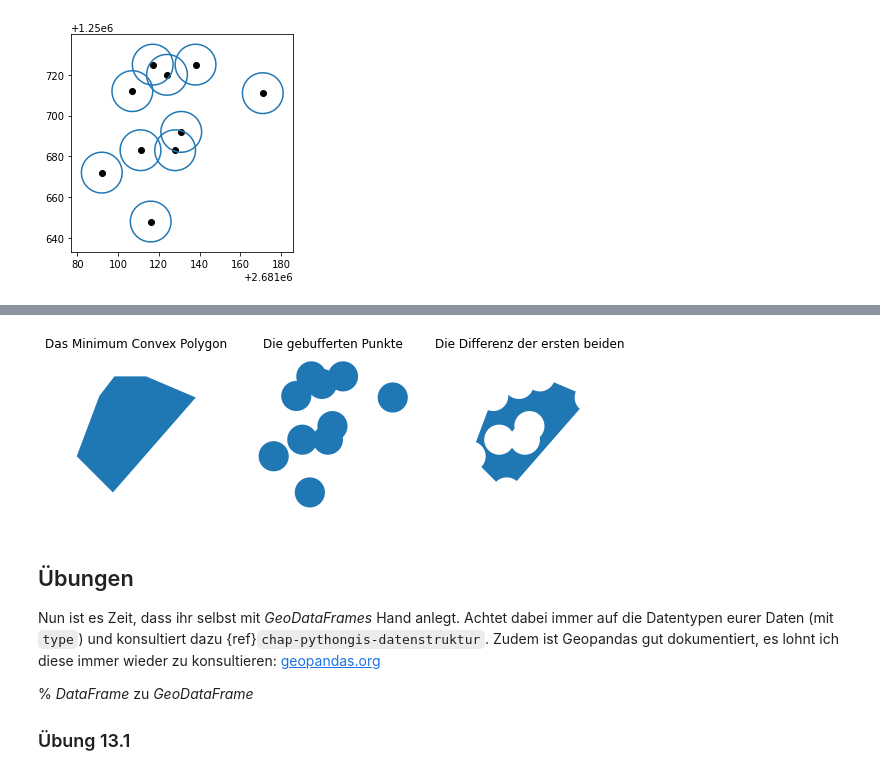
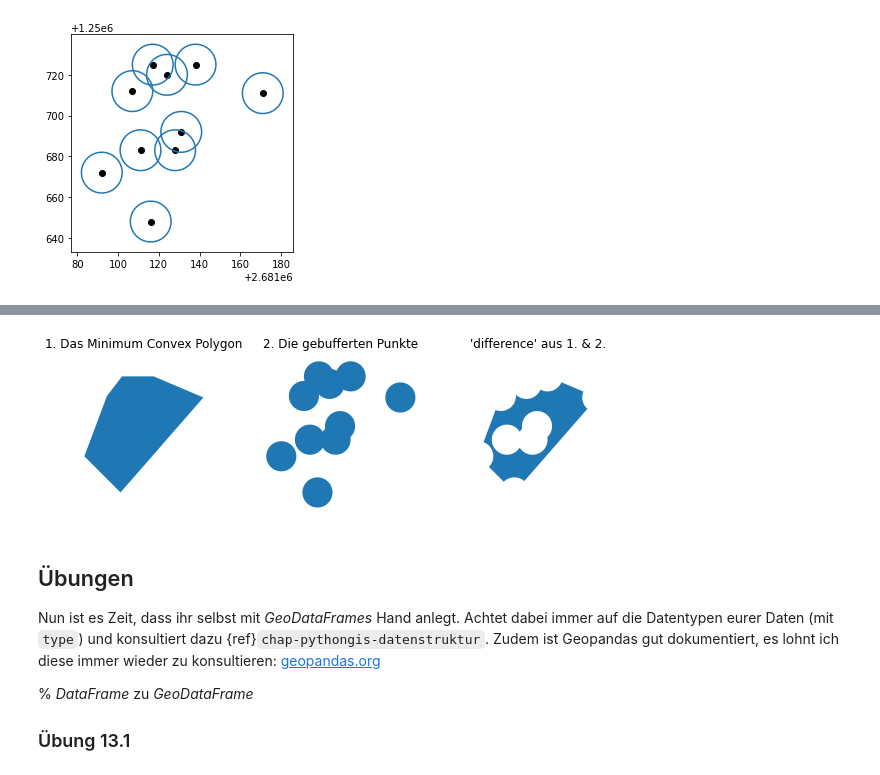
Before and after one commit to hannorahn/codingingis, a Jupyter notebook: 03_06_Raeumliche_Operationen.ipynb, the cells around one changed output, grey strips where cells are left out. Saved outputs shown, nothing was run; the diff lists cells and outputs as text; code cells hidden in the pictures.

```diff
--- a/03_06_Raeumliche_Operationen.ipynb
+++ b/03_06_Raeumliche_Operationen.ipynb
@@ -95,24 +106,24 @@ my_convex_hull_gdf = gpd.GeoDataFrame(geometry = my_convex_hull, crs = 2056)
 my_difference = gpd.overlay(my_convex_hull_gdf,buffered_gdf, how='difference')
 # %%
 # Bereitet die drei Subplots vor ################
-fig, (ax1, ax2, ax3) = plt.subplots(1, 3, sharex=True, sharey = True, figsize = (10,8))
+fig, (ax1, ax2, ax3) = plt.subplots(1, 3, sharex=True, sharey = True, figsize = (10,10))
 #################################################
 
 # Plot links ####################################
 my_convex_hull_gdf.plot(ax = ax1)               #
-ax1.set_title("Das Minimum Convex Polygon")     #
+ax1.set_title("1. Das Minimum Convex Polygon")  #
 ax1.set_axis_off()                              #
 # Plot mitte ####################################
 buffered_gdf.plot(ax = ax2)                     #
-ax2.set_title("Die gebufferten Punkte")         #
+ax2.set_title("2. Die gebufferten Punkte")      #
 ax2.set_axis_off()                              #
 # Plot rechts ###################################
 my_difference.plot(ax = ax3)                    #
-ax3.set_title("Die Differenz der ersten beiden")#
+ax3.set_title("'difference' aus 1. & 2.")       #
 ax3.set_axis_off()                              #
 #################################################
 # %% [output]
-[figure, old version]
+[figure, new version]
 # %% [markdown]
 ## Übungen
 
```
Also changed, not shown: parts of 14 cells of this notebook, 10 other files.
